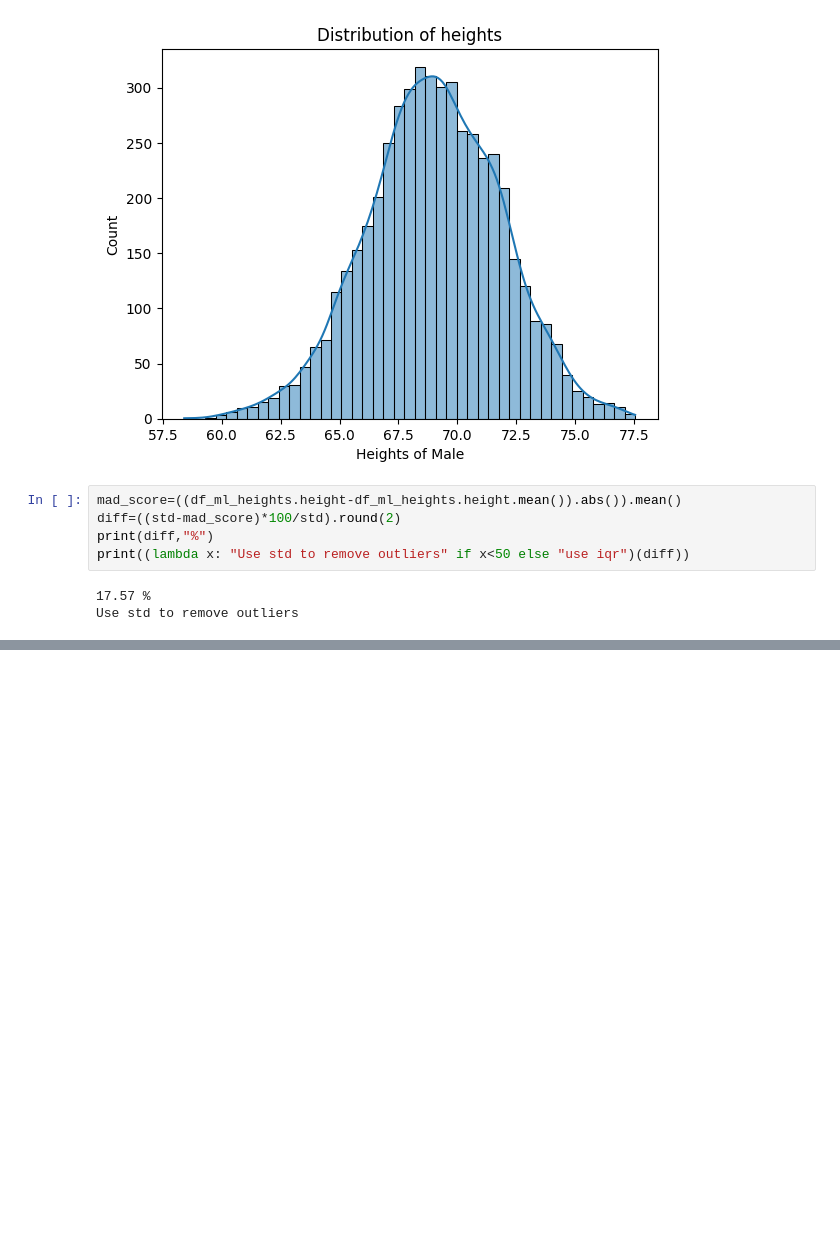
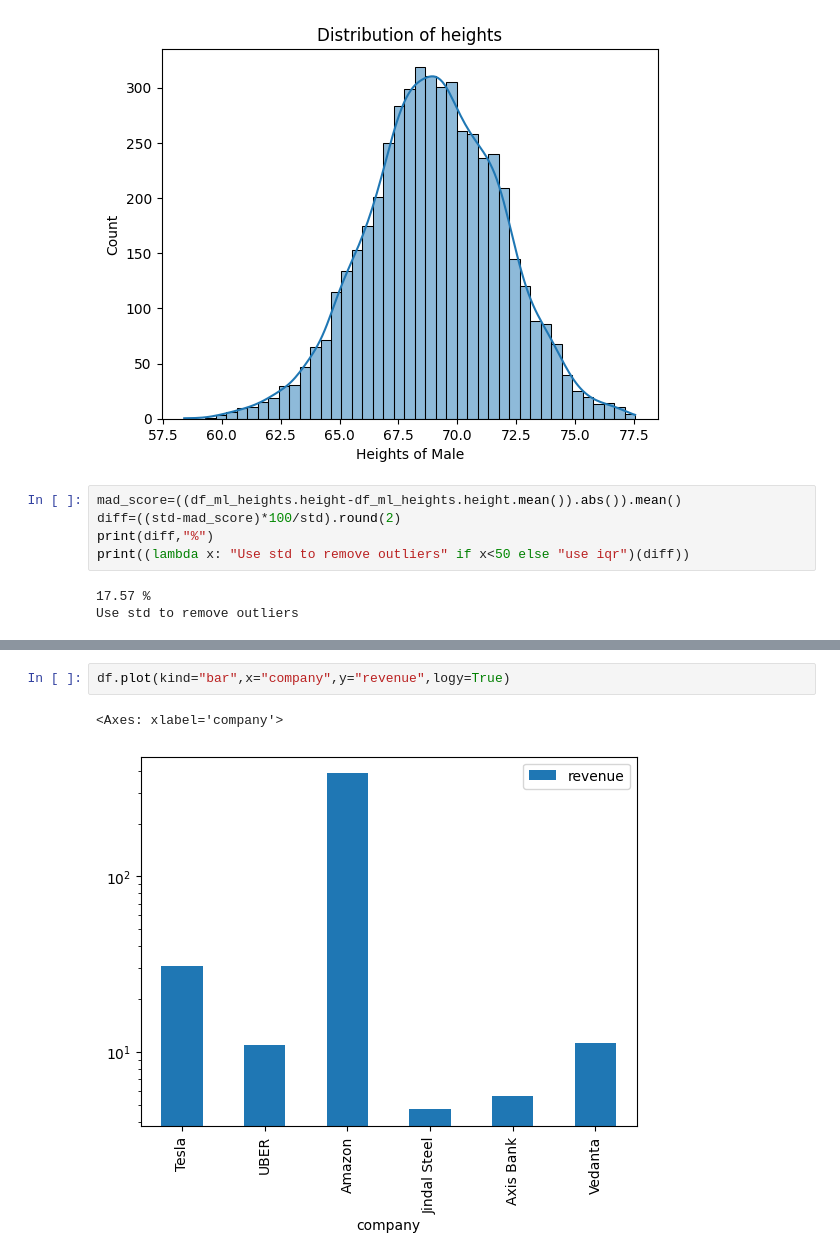
Before and after one commit to Ayomide906/test, a Jupyter notebook: Data_analysis_pandas/maths_stats.ipynb, the cells around one changed output, grey strips where cells are left out. Drawn from its saved outputs; the diff is of its cells as text; blank space fills up the shorter version.

```diff
--- a/Data_analysis_pandas/maths_stats.ipynb
+++ b/Data_analysis_pandas/maths_stats.ipynb
@@ -181,0 +208,5 @@ Use std to remove outliers
+# %%
+df.plot(kind="bar",x="company",y="revenue",logy=True)
+# %% [output]
+<Axes: xlabel='company'>
+[figure, added]
```
Also changed, not shown: parts of 6 cells of this notebook, 1 other file.
